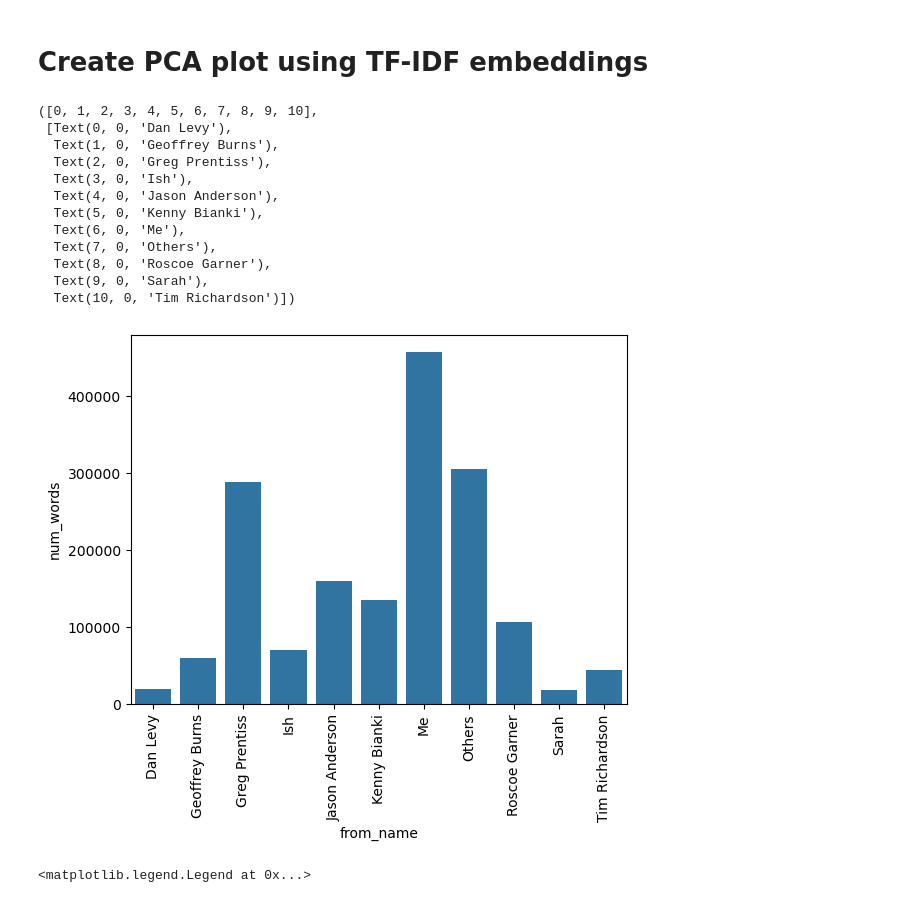
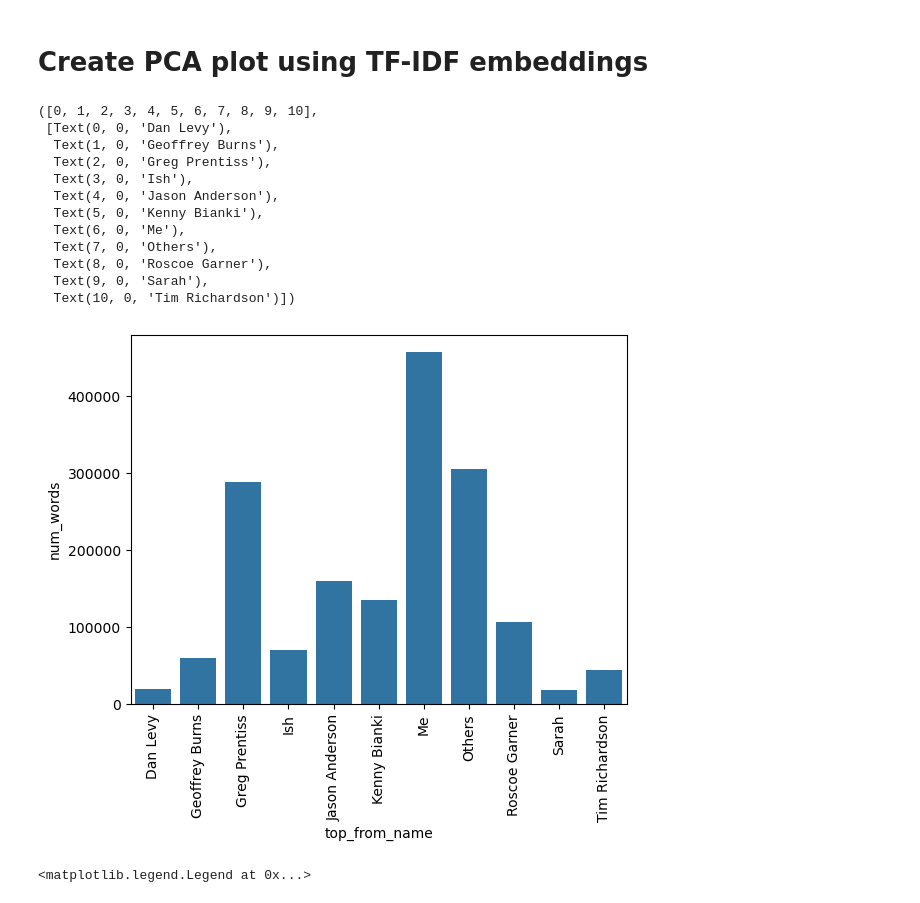
Before and after one commit to cparish312/conbot, a Jupyter notebook: imessage/notebooks/imessages.ipynb, the cells around one changed output. Saved outputs shown, nothing was run; the diff lists cells and outputs as text; code cells hidden in the pictures.

```diff
--- a/imessage/notebooks/imessages.ipynb
+++ b/imessage/notebooks/imessages.ipynb
@@ -21,12 +24,13 @@ df['Content'] = df['Content'].str.lower()
 date_range = pd.date_range(min(df['time_datetime']), max(df['time_datetime']), freq='MS')
 # %%
 df['from_number'] = df.apply(lambda row: '17169492354' if row['Name'] == 'Me' else row['Number'], axis=1)
+df['from_number'] = df['from_number'].apply(lambda x: x.replace('+', '')[-10:])
 # %%
 top_n = 10
 messages_count_df = df.groupby(['from_number']).from_number.count().reset_index(name='num_messages')
 top_numbers = set(messages_count_df.sort_values(by='num_messages', ascending=False)['from_number'].iloc[:top_n])
 # %%
-df['top_from_number'] = df['from_number'].apply(lambda x: x.replace('+', '')[-10:] if x in top_numbers else 'Others')
+df['top_from_number'] = df['from_number'].apply(lambda x: x if x in top_numbers else 'Others')
 # %%
 # Create contact
 num_to_name = {'7169492354' : 'Me', 'Others' : 'Others'}
@@ -36,6 +40,8 @@ for names in set(df['Name']):
         if len(n_s) > 1:
             num_to_name[n_s[1].replace('+', '').replace(')', '')[-10:]] = n_s[0].strip()
 
-df['from_name'] = df['top_from_number'].map(num_to_name)
+df['top_from_name'] = df['top_from_number'].map(num_to_name)
+df['from_name'] = df['from_number'].map(num_to_name)
+df['from'] = df['from_name'].fillna(df['Number'])
 # %%
 plt.figure(figsize=(10, 7))
@@ -68,25 +74,25 @@ plt.xticks(date_range, rotation=90)
 from sklearn.feature_extraction.text import TfidfVectorizer
 from sklearn.decomposition import PCA
 # %%
-person_text_df = df.loc[~df['Content'].isnull()].groupby(['from_name'])['Content'].agg(lambda x: ' '.join(x)).reset_index(name='combined_messages')
+person_text_df = df.loc[~df['Content'].isnull()].groupby(['top_from_name'])['Content'].agg(lambda x: ' '.join(x)).reset_index(name='combined_messages')
 # %%
 person_text_df['num_words'] = person_text_df['combined_messages'].apply(lambda x: len(x.split(' ')))
-sns.barplot(x='from_name', y='num_words', data=person_text_df)
+sns.barplot(x='top_from_name', y='num_words', data=person_text_df)
 plt.xticks(rotation=90)
 # %% [output]
 ([0, 1, 2, 3, 4, 5, 6, 7, 8, 9, 10],
  [Text(0, 0, 'Dan Levy'),
   Text(1, 0, 'Geoffrey Burns'),
   Text(2, 0, 'Greg Prentiss'),
   Text(3, 0, 'Ish'),
   Text(4, 0, 'Jason Anderson'),
   Text(5, 0, 'Kenny Bianki'),
   Text(6, 0, 'Me'),
   Text(7, 0, 'Others'),
   Text(8, 0, 'Roscoe Garner'),
   Text(9, 0, 'Sarah'),
   Text(10, 0, 'Tim Richardson')])
-[figure, old version]
+[figure, new version]
 # %%
 vectorizer = TfidfVectorizer(stop_words='english')
 X = vectorizer.fit_transform(person_text_df['combined_messages']).toarray()
```
Also changed, not shown: parts of 8 cells of this notebook, 3 other files.
